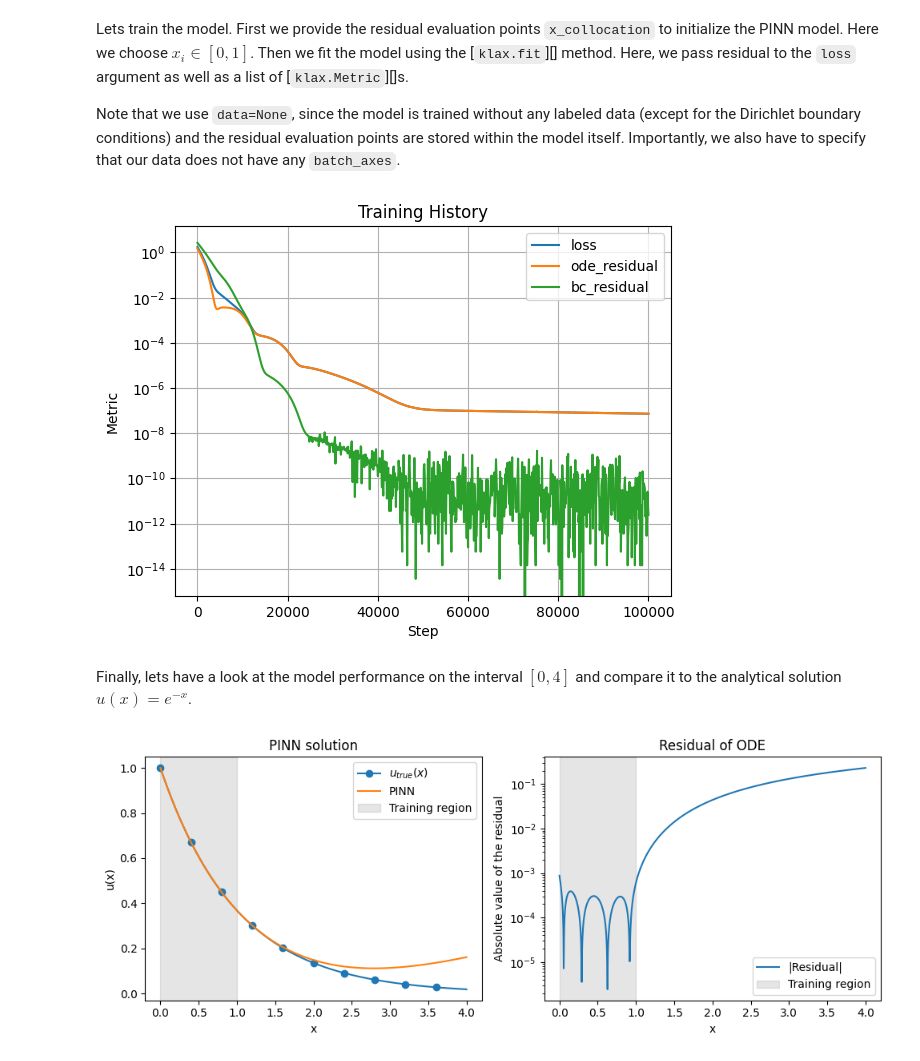
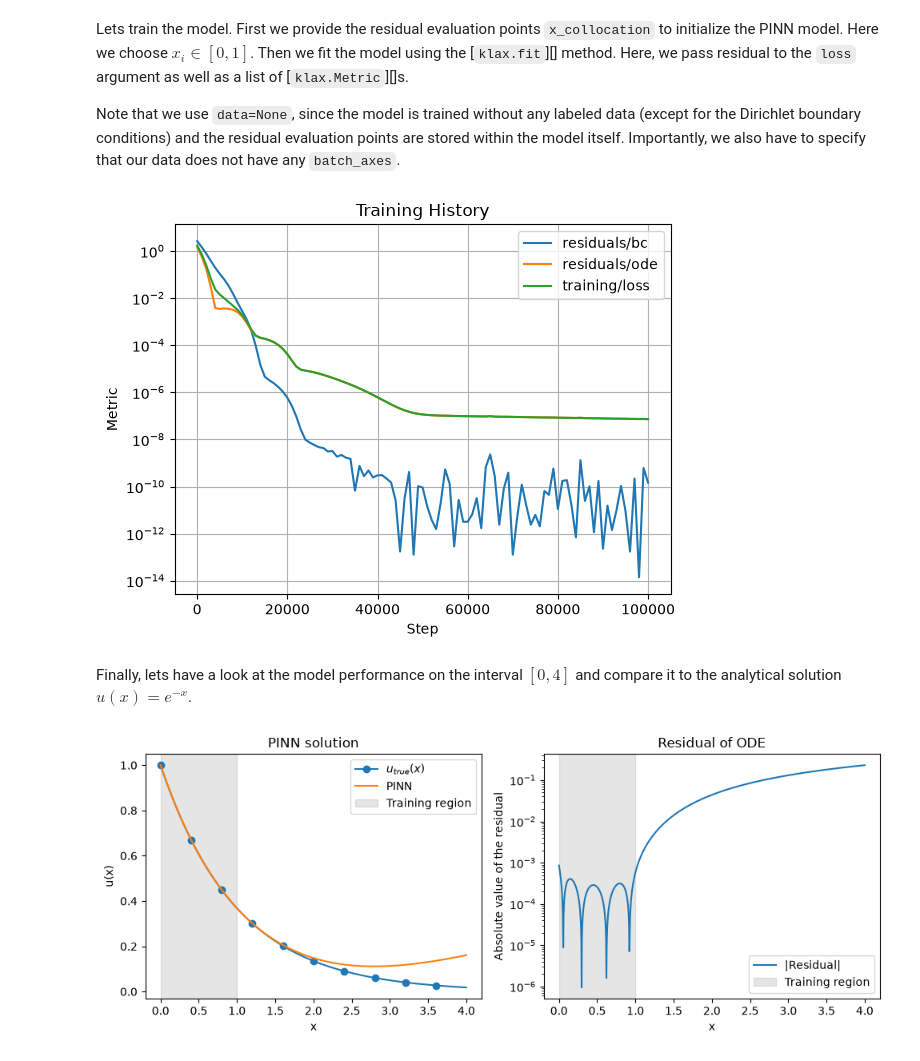
Before and after one commit to Drenderer/klax, a Jupyter notebook: docs/examples/training_without_data.ipynb, the cells around one changed output. Saved outputs shown, nothing was run; the diff lists cells and outputs as text; code cells hidden in the pictures.

```diff
--- a/docs/examples/training_without_data.ipynb
+++ b/docs/examples/training_without_data.ipynb
@@ -49,16 +49,19 @@ class PINN(eqx.Module):
 
     @klax.loss  # This method is a klax.Loss object
     @staticmethod
-    def residural_loss(model, batch, batch_axis):
+    def residural_loss(model, batch, run_state):
         """Residual loss definition.
 
         We define a loss function that penalizes the residual of the ODE
         u_x + u = 0 and violations of the boundary conditions u(0) = 1.
+        Like every klax.Loss, it returns the loss value together with a
+        dictionary of auxiliary values that are logged during training.
 
         """
         ode_loss = model.ode_loss(model)
         bc_loss = model.bc_loss(model)
-        return ode_loss + 0.1 * bc_loss  # Manual loss balancing
+        loss = ode_loss + 0.1 * bc_loss  # Manual loss balancing
+        return loss, {"loss": loss}
 
     @staticmethod
     def ode_loss(model):
@@ -80,14 +83,8 @@ Before training the model, let's define some custom metric such that we can trac
 # %%
-@klax.metric(name="bc_residual", verbose=True)
-def bc_loss_metric(ctx: klax.TrainingContext):
-    model = ctx.state.model
-    return model.bc_loss(model)
-
-
-@klax.metric(name="ode_residual", verbose=True)
-def ode_loss_metric(ctx: klax.TrainingContext):
-    model = ctx.state.model
-    return model.ode_loss(model)
+@klax.metric(name="residuals")
+def residual_metric(state: klax.TrainingState):
+    model = state.model
+    return {"ode": model.ode_loss(model), "bc": model.bc_loss(model)}
 # %% [markdown]
 Lets train the model. First we provide the residual evaluation points `x_collocation` to initialize the PINN model. Here we choose $x_i \in [0,1]$. Then we fit the model using the [`klax.fit`][] method. Here, we pass residual to the `loss` argument as well as a list of [`klax.Metric`][]s.
 
@@ -95,23 +92,24 @@ Note that we use `data=None`, since the model is trained without any labeled dat
 # %%
 x_collocation = jnp.linspace(0, 1, 100)
 model_key, training_key = jr.split(jr.key(0))
 model = PINN(x_collocation, key=model_key)
 
 model, history = klax.fit(
     model,
     data=None,
     batch_axes=None,
     steps=100_000,
     optimizer=optax.adam(1e-5),
-    loss_fn=model.residural_loss,
-    history=klax.HistoryCallback(log_every=1000, verbose=False),
+    loss=model.residural_loss,
+    metrics=[residual_metric],
+    log_every=1000,
     key=training_key,
 )
 
 history.plot()
 plt.show()
 # %% [output]
-[figure, old version]
+[figure, new version]
 # %% [markdown]
 Finally, lets have a look at the model performance on the interval $[0,4]$ and compare it to the analytical solution $u(x)=e^{-x}$.
 # %%
@@ -167,4 +165,4 @@ axes[1].legend()
 plt.tight_layout()
 plt.show()
 # %% [output]
-[figure, old version]
+[figure, new version]
```
Also changed, not shown: parts of 1 cell of this notebook, 5 other files.
